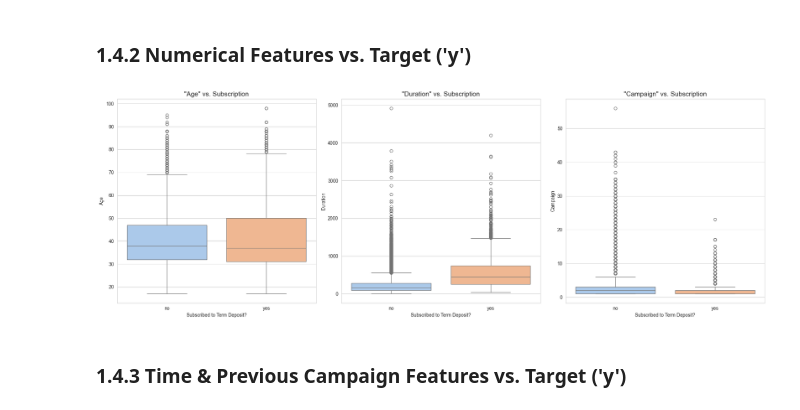
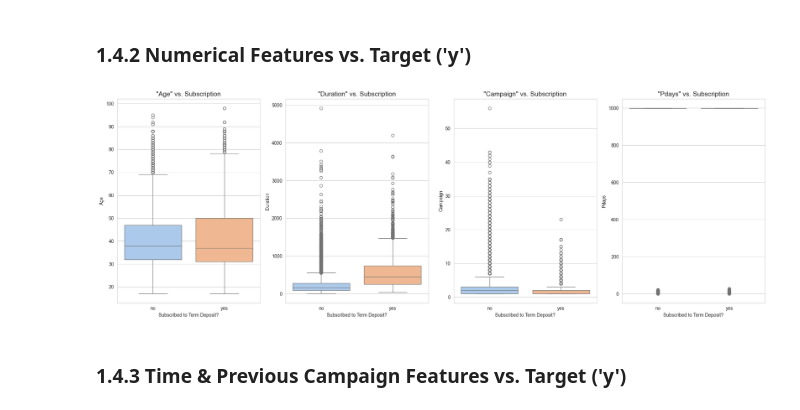
Before and after one commit to TomyLeHuy/xai_capstone, a Jupyter notebook: notebook.ipynb, the cells around one changed output. Saved outputs shown, nothing was run; the diff lists cells and outputs as text; code cells hidden in the pictures.

```diff
--- a/notebook.ipynb
+++ b/notebook.ipynb
@@ -201,21 +220,21 @@ plt.show()
 ### 1.4.2 Numerical Features vs. Target ('y')
 # %%
 # List of key numerical features to analyze
-num_features_to_plot = ['age', 'duration', 'campaign']
+num_features_to_plot = ['age', 'duration', 'campaign','pdays']
 
 # Create boxplots
-fig, axes = plt.subplots(1, 3, figsize=(20, 7))
+fig, axes = plt.subplots(1, 4, figsize=(20, 7))
 
 for i, col in enumerate(num_features_to_plot):
     sns.boxplot(x='y', y=col, data=bank_additional_full_df, ax=axes[i],hue="y", palette='pastel', legend=False)
     axes[i].set_title(f'"{col.capitalize()}" vs. Subscription', fontsize=14)
     axes[i].set_xlabel('Subscribed to Term Deposit?')
     axes[i].set_ylabel(col.capitalize())
 
 plt.tight_layout()
 plt.show()
 # %% [output]
-[figure, old version]
+[figure, new version]
 # %% [markdown]
 ### 1.4.3 Time & Previous Campaign Features vs. Target ('y')
 # %%
```
Also changed, not shown: parts of 45 cells of this notebook, 1 other file.
